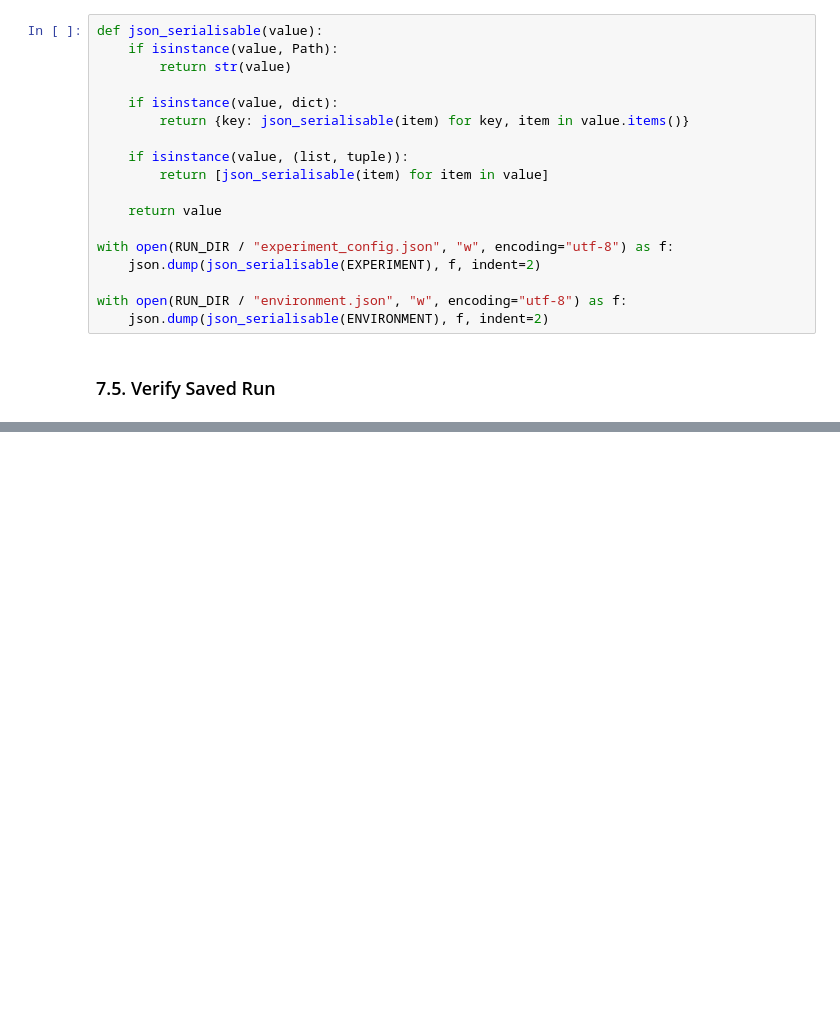
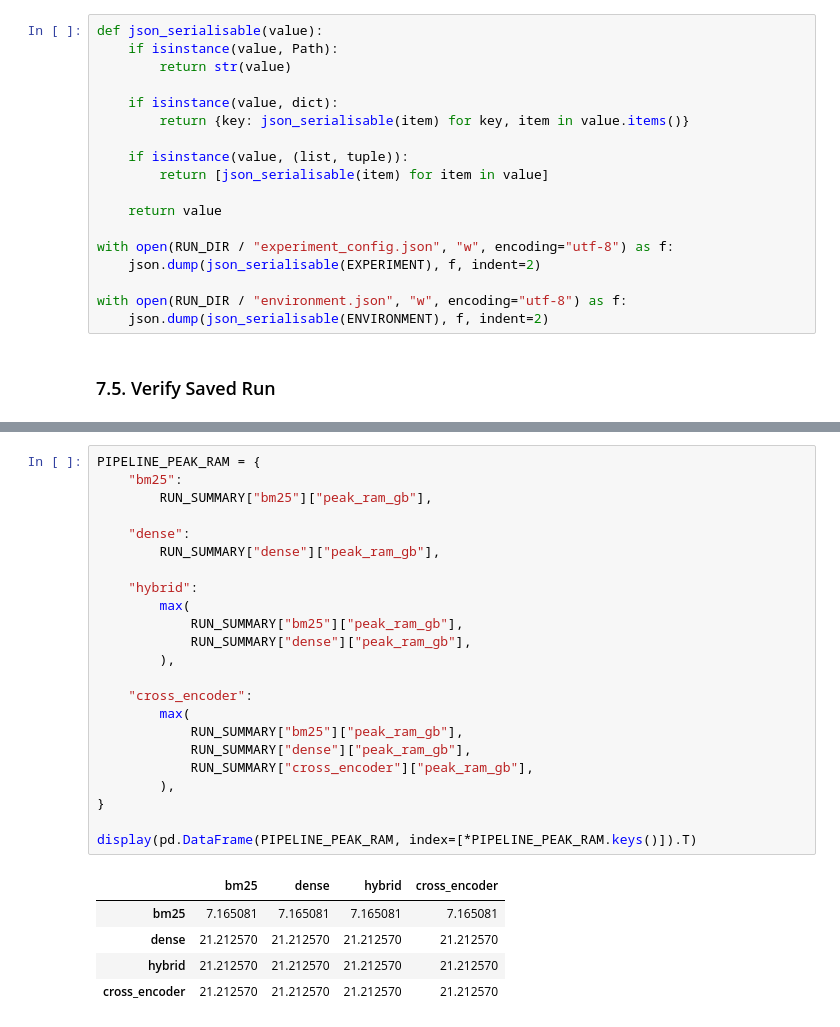
Before and after one commit to REALBroomFish/AutomatedFactVerification_RetrieverComparison, a Jupyter notebook: notebooks/2_retrieval_evaluation.ipynb, the cells around one changed output, grey strips where cells are left out. Saved outputs shown, nothing was run; the diff lists cells and outputs as text; blank space fills up the shorter version.

```diff
--- a/notebooks/2_retrieval_evaluation.ipynb
+++ b/notebooks/2_retrieval_evaluation.ipynb
@@ -932,0 +1196,29 @@ for path in sorted(RUN_DIR.iterdir()):
+# %%
+PIPELINE_PEAK_RAM = {
+    "bm25":
+        RUN_SUMMARY["bm25"]["peak_ram_gb"],
+
+    "dense":
+        RUN_SUMMARY["dense"]["peak_ram_gb"],
+
+    "hybrid":
+        max(
+            RUN_SUMMARY["bm25"]["peak_ram_gb"],
+            RUN_SUMMARY["dense"]["peak_ram_gb"],
+        ),
+
+    "cross_encoder":
+        max(
+            RUN_SUMMARY["bm25"]["peak_ram_gb"],
+            RUN_SUMMARY["dense"]["peak_ram_gb"],
+            RUN_SUMMARY["cross_encoder"]["peak_ram_gb"],
+        ),
+}
+
+display(pd.DataFrame(PIPELINE_PEAK_RAM, index=[*PIPELINE_PEAK_RAM.keys()]).T)
+# %% [output]
+|  | bm25 | dense | hybrid | cross_encoder |
+| bm25 | 7.165081 | 7.165081 | 7.165081 | 7.165081 |
+| dense | 21.212570 | 21.212570 | 21.212570 | 21.212570 |
+| hybrid | 21.212570 | 21.212570 | 21.212570 | 21.212570 |
+| cross_encoder | 21.212570 | 21.212570 | 21.212570 | 21.212570 |
```
Also changed, not shown: parts of 16 cells of this notebook, 19 other files.
